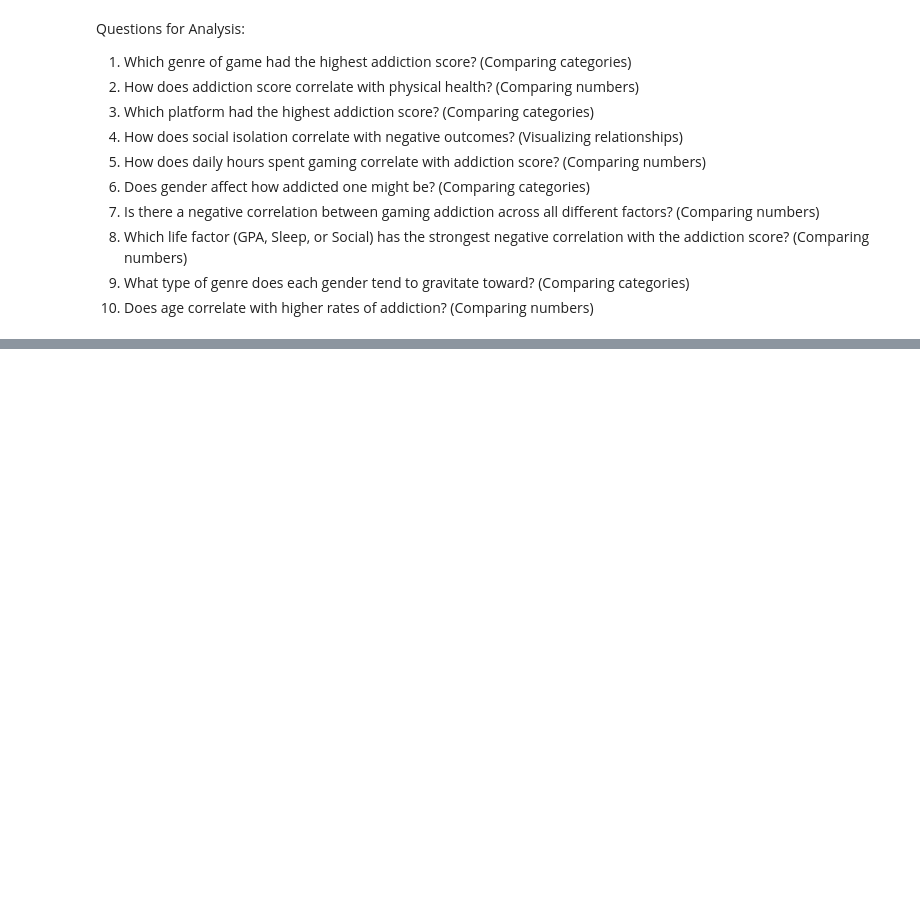
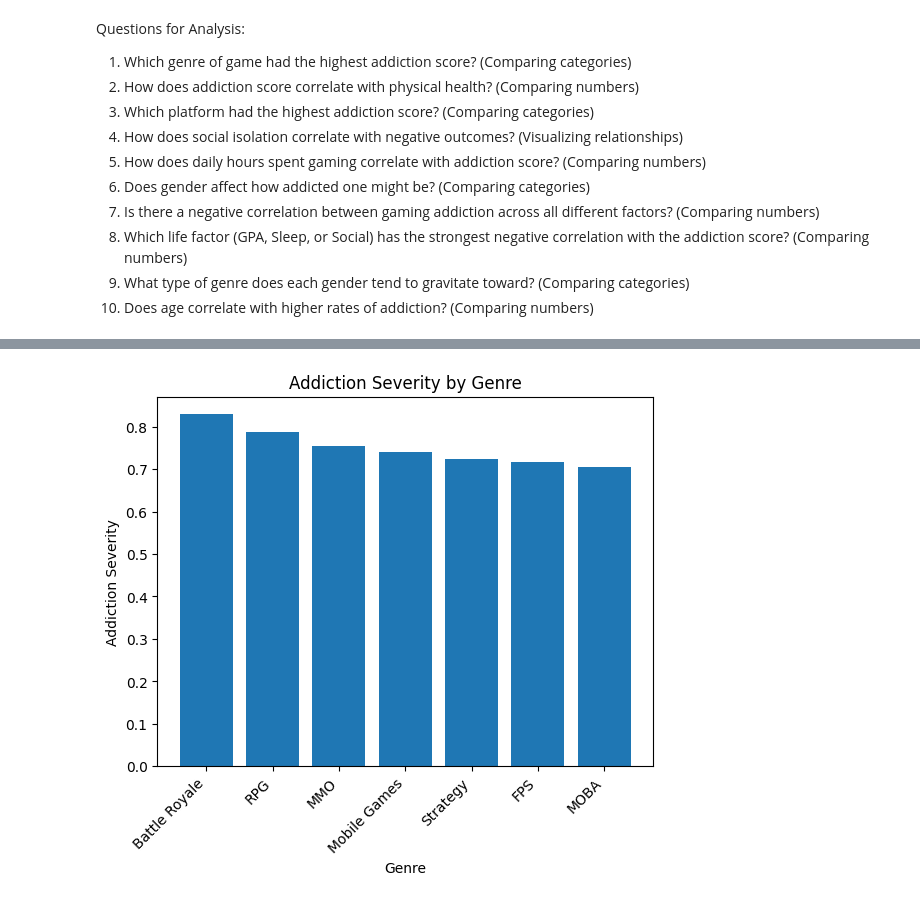
Before and after one commit to jmlax123/gaming_mental_health, a Jupyter notebook: gaming_mental_health_data.ipynb, the cells around one changed output, grey strips where cells are left out. Drawn from its saved outputs; the diff is of its cells as text; code cells hidden in the pictures; blank space fills up the shorter version.

Commit message:
Created bar chart and box plot for 1st question

```diff
--- a/gaming_mental_health_data.ipynb
+++ b/gaming_mental_health_data.ipynb
@@ -475,3 +477,7 @@ Questions for Analysis:
 8. Which life factor (GPA, Sleep, or Social) has the strongest negative correlation with the addiction score? (Comparing numbers)
 9. What type of genre does each gender tend to gravitate toward? (Comparing categories)
 10. Does age correlate with higher rates of addiction? (Comparing numbers)
+# %%
+# 1. Which genre of game had the highest addiction score? (Comparing categories)
+genre_addiction = df.groupby("genre")['addiction_severity'].mean().sort_values(ascending=False)
+genre_addiction
@@ -477,0 +494,14 @@ Questions for Analysis:
+# %%
+# Bar Chart
+plt.bar(genre_addiction.index, genre_addiction.values)
+
+plt.title("Addiction Severity by Genre")
+plt.xlabel("Genre")
+plt.ylabel("Addiction Severity")
+
+plt.xticks(rotation=45, ha='right')
+
+plt.tight_layout
+plt.show()
+# %% [output]
+[figure, added]
```
Also changed, not shown: parts of 4 cells of this notebook.
